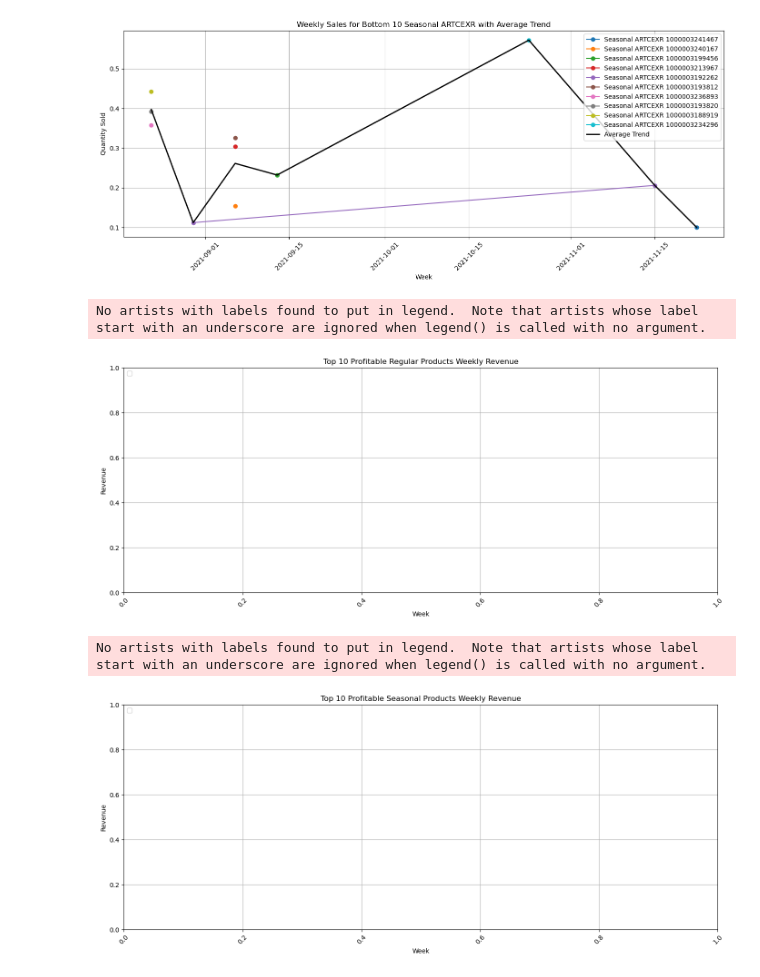
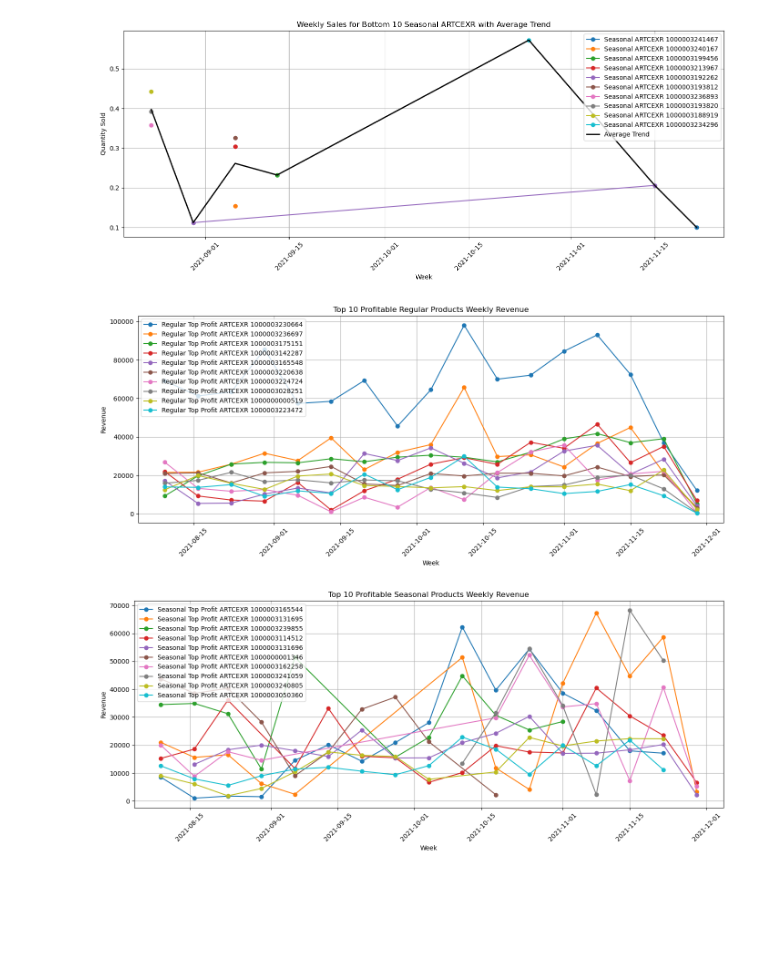
Before and after one commit to PeterOstr/kazbek, a Jupyter notebook: eda1.ipynb, the cells around one changed output. Saved outputs shown, nothing was run; the diff lists cells and outputs as text; code cells hidden in the pictures; blank space fills up the shorter version.

```diff
--- a/eda1.ipynb
+++ b/eda1.ipynb
@@ -170,6 +172,7 @@ df1['revenue'] = df1['QUANTITY'] * df1['PRICE']
 # Добавление столбца с неделями
 df1['WEEK'] = df1['DATEVAL'].dt.to_period('W').apply(lambda r: r.start_time)
 
-# Группировка данных по товарам и неделям и вычисление суммарных продаж за неделю
-weekly_sales = df1.groupby(['ARTCEXR', 'WEEK'])['QUANTITY'].sum().reset_index()
+# # # Группировка данных по товарам и неделям и вычисление суммарных продаж за неделю
+# weekly_sales = df1.groupby(['ARTCEXR', 'WEEK'])['QUANTITY'].sum().reset_index()
+weekly_sales = df1.groupby(['ARTCEXR', 'WEEK']).agg({'QUANTITY': 'sum', 'revenue': 'sum'}).reset_index()
 # %%
@@ -299,19 +302,21 @@ plt.show()
 [figure]
 [figure]
 # %%
-# Пересчитываем REVENUE на основе данных о последней цене каждой недели
-weekly_sales['REVENUE'] = weekly_sales['QUANTITY'] * weekly_sales['PRICE']
 
-# Разделение данных на regular и seasonal
-regular_weekly_sales = weekly_sales[weekly_sales['ARTCEXR'].isin(regular_artcexr)]
-seasonal_weekly_sales = weekly_sales[weekly_sales['ARTCEXR'].isin(seasonal_artcexr)]
 
 # Вычисление общей прибыли и выбор топ-10 и последних 10 прибыльных товаров для каждой категории
-top_10_regular_profit = regular_weekly_sales.groupby('ARTCEXR')['REVENUE'].sum().nlargest(10).index
-bottom_10_regular_profit = regular_weekly_sales.groupby('ARTCEXR')['REVENUE'].sum().nsmallest(10).index
+top_10_regular_profit = regular_weekly_sales.groupby('ARTCEXR')['revenue'].sum().nlargest(10).index
+bottom_10_regular_profit = regular_weekly_sales.groupby('ARTCEXR')['revenue'].sum().nsmallest(10).index
 
-top_10_seasonal_profit = seasonal_weekly_sales.groupby('ARTCEXR')['REVENUE'].sum().nlargest(10).index
-bottom_10_seasonal_profit = seasonal_weekly_sales.groupby('ARTCEXR')['REVENUE'].sum().nsmallest(10).index
+top_10_seasonal_profit = seasonal_weekly_sales.groupby('ARTCEXR')['revenue'].sum().nlargest(10).index
+bottom_10_seasonal_profit = seasonal_weekly_sales.groupby('ARTCEXR')['revenue'].sum().nsmallest(10).index
+
+# Фильтрация данных для визуализации
+top_regular_data = regular_weekly_sales[regular_weekly_sales['ARTCEXR'].isin(top_10_regular_profit)]
+bottom_regular_data = regular_weekly_sales[regular_weekly_sales['ARTCEXR'].isin(bottom_10_regular_profit)]
+
+top_seasonal_data = seasonal_weekly_sales[seasonal_weekly_sales['ARTCEXR'].isin(top_10_seasonal_profit)]
+bottom_seasonal_data = seasonal_weekly_sales[seasonal_weekly_sales['ARTCEXR'].isin(bottom_10_seasonal_profit)]
 
 # Проверка и построение графиков для регулярных товаров
 plt.figure(figsize=(14, 6))
@@ -319,38 +324,36 @@ if not top_regular_data.empty:
     for artcexr in top_10_regular_profit:
         data = top_regular_data[top_regular_data['ARTCEXR'] == artcexr]
         if not data.empty:
-            plt.plot(data['WEEK'], data['REVENUE'], marker='o', linestyle='-', label=f'Regular Top Profit ARTCEXR {artcexr}')
+            plt.plot(data['WEEK'], data['revenue'], marker='o', linestyle='-', label=f'Regular Top Profit ARTCEXR {artcexr}')
     plt.title('Top 10 Profitable Regular Products Weekly Revenue')
     plt.xlabel('Week')
     plt.ylabel('Revenue')
     plt.legend(loc='upper left')
     plt.grid(True)
     plt.xticks(rotation=45)
     plt.tight_layout()
     plt.show()
 else:
     print("No data available for top regular products.")
 
 # Аналогичная проверка для сезонных товаров
 plt.figure(figsize=(14, 6))
 if not top_seasonal_data.empty:
     for artcexr in top_10_seasonal_profit:
         data = top_seasonal_data[top_seasonal_data['ARTCEXR'] == artcexr]
         if not data.empty:
-            plt.plot(data['WEEK'], data['REVENUE'], marker='o', linestyle='-', label=f'Seasonal Top Profit ARTCEXR {artcexr}')
+            plt.plot(data['WEEK'], data['revenue'], marker='o', linestyle='-', label=f'Seasonal Top Profit ARTCEXR {artcexr}')
     plt.title('Top 10 Profitable Seasonal Products Weekly Revenue')
     plt.xlabel('Week')
     plt.ylabel('Revenue')
     plt.legend(loc='upper left')
     plt.grid(True)
     plt.xticks(rotation=45)
     plt.tight_layout()
     plt.show()
 else:
     print("No data available for top seasonal products.")
 # %% [output]
-No artists with labels found to put in legend.  Note that artists whose label start with an underscore are ignored when legend() is called with no argument.
-[figure, old version]
+[figure, new version]
-No artists with labels found to put in legend.  Note that artists whose label start with an underscore are ignored when legend() is called with no argument.
-[figure, old version]
+[figure, new version]
 # %%
```
Also changed, not shown: parts of 3 cells of this notebook.
